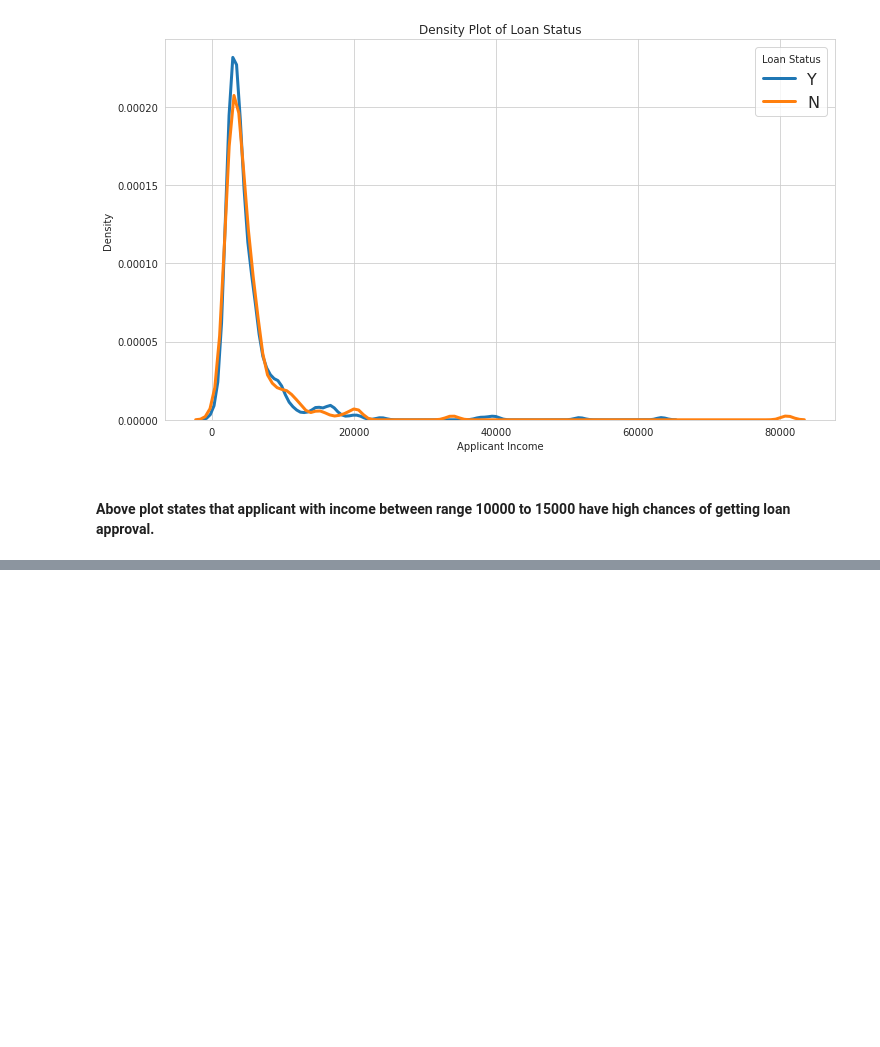
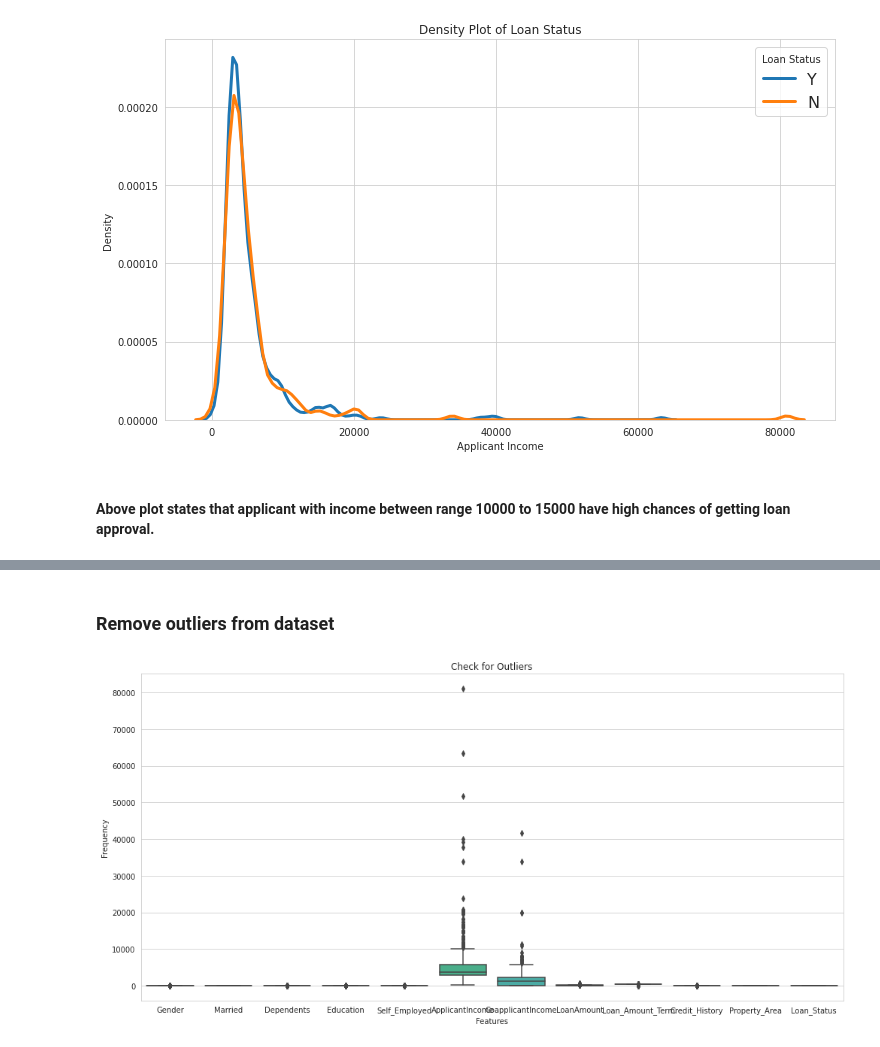
Before and after one commit to Abhishek768/Analytics_Vidhya_Loan_Prediction, a Jupyter notebook: loan_prediction.ipynb, the cells around one changed output, grey strips where cells are left out. Saved outputs shown, nothing was run; the diff lists cells and outputs as text; code cells hidden in the pictures; blank space fills up the shorter version.

```diff
--- a/loan_prediction.ipynb
+++ b/loan_prediction.ipynb
@@ -297,0 +300,4 @@ plt.ylabel('Density');
+# %%
+for i in df.columns:
+    if df[i].dtype == 'object':
+        df[i] = pd.Categorical(df[i]).codes
@@ -297,0 +320,11 @@ plt.ylabel('Density');
+# %% [markdown]
+### Remove outliers from dataset
+# %%
+plt.figure(figsize=(14,7));
+sns.boxplot(data=df);
+plt.title('Check for Outliers');
+plt.xlabel('Features');
+plt.ylabel('Frequency');
+plt.tight_layout()
+# %% [output]
+[figure, added]
```
Also changed, not shown: parts of 13 cells of this notebook.
